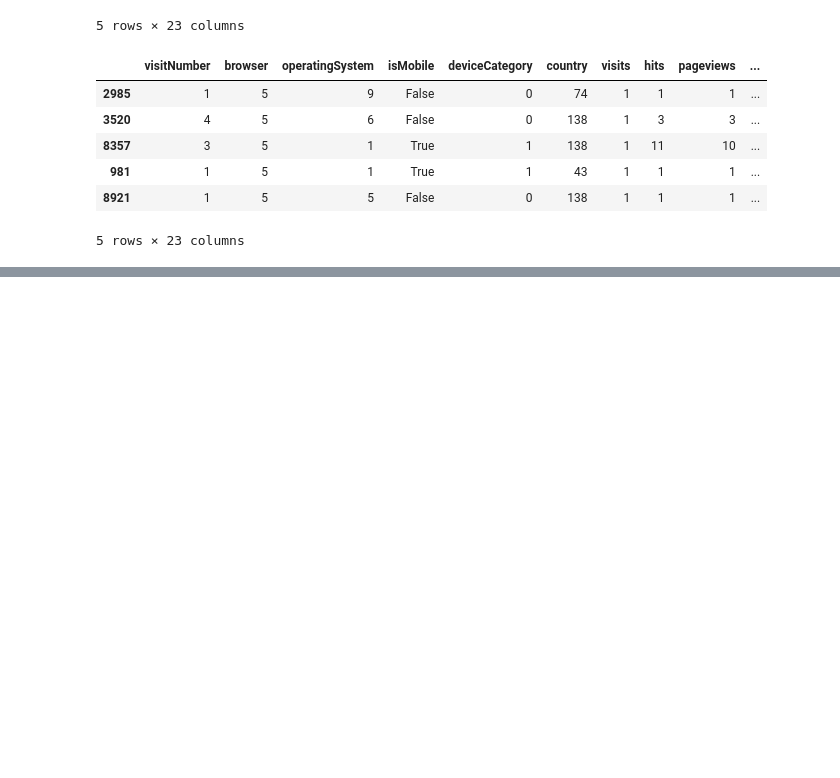
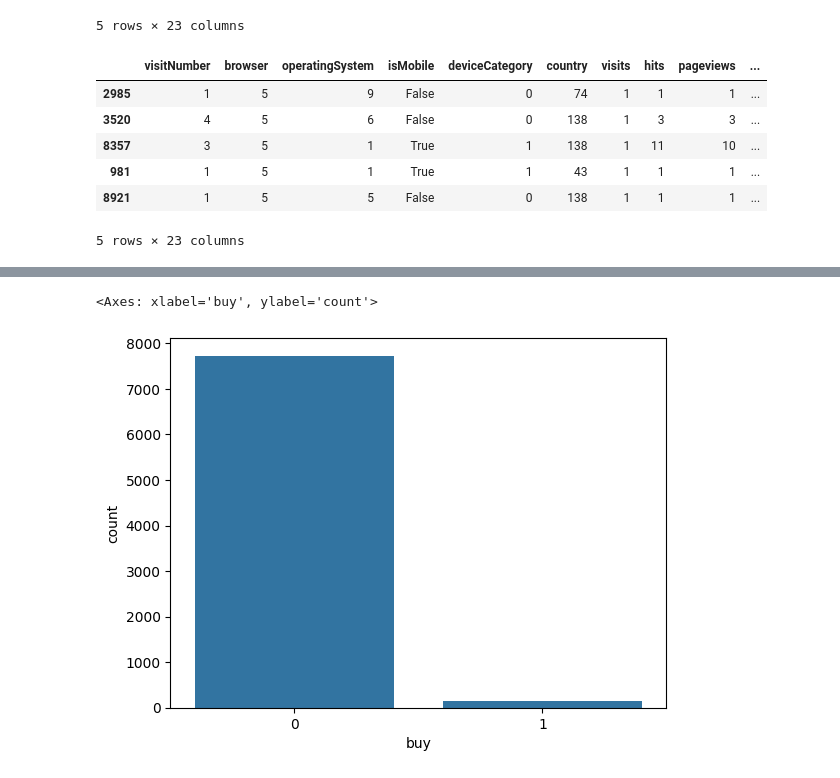
Before and after one commit to pabloing93/consumer_spending, a Jupyter notebook: 1_2_3 EDA_v2.ipynb, the cells around one changed output, grey strips where cells are left out. Drawn from its saved outputs; the diff is of its cells as text; code cells hidden in the pictures; blank space fills up the shorter version.

```diff
--- a/1_2_3 EDA_v2.ipynb
+++ b/1_2_3 EDA_v2.ipynb
@@ -833,0 +906,32 @@ df_traffic_test.head()
+# %%
+#Función que recorta la clase mayoritaria asumiendo que es 0
+def class_cutter(dataset: pd.DataFrame, cut_percent: float) -> pd.DataFrame:
+  dataframe = dataset.copy()
+  #Genero el dataframe de la clase minoritaria
+  criterio_minor = dataframe['buy'] == 1
+  dataframe_minor = dataframe[criterio_minor]
+
+  #Genero el dataframe de la clase mayoritaria
+  criterio_mayor = dataframe['buy'] == 0
+  dataframe_mayor = dataframe[criterio_mayor]
+
+  #Separo el datafram de la clase mayoritaria en x e y para realizar el recorte
+  x_mayor = dataframe_mayor.drop('buy', axis=1)
+  y_mayor = dataframe_mayor['buy']
+
+  #Defino el % de recorte
+  get_percent = 1 - cut_percent
+
+  #Utilizando train_test_split genero un recorte de manera aleatoria de la clase mayoritaria
+  x_train, x_test_mayor, y_train, y_test_mayor = train_test_split(x_mayor, y_mayor, test_size=get_percent, random_state=123) #Utilizo la semilla para que en cada ejecución no haya variación del resultado
+  #Vuelvo a unir x_n recortado e y_n recortado
+  splited_dataframe_mayor = pd.concat([y_test_mayor, x_test_mayor], axis=1)
+
+  #Retorno el dataframe de la clase minoritaria concatenada con el dataframe de la clase mayoritaria recortada
+  return pd.concat([dataframe_minor, splited_dataframe_mayor])
+# %%
+splitted_dataset = class_cutter(df_traffic_train, 0.25)
+sns.countplot(splitted_dataset, x='buy')
+# %% [output]
+<Axes: xlabel='buy', ylabel='count'>
+[figure, added]
```
Also changed, not shown: parts of 29 cells of this notebook, 4 other files.
